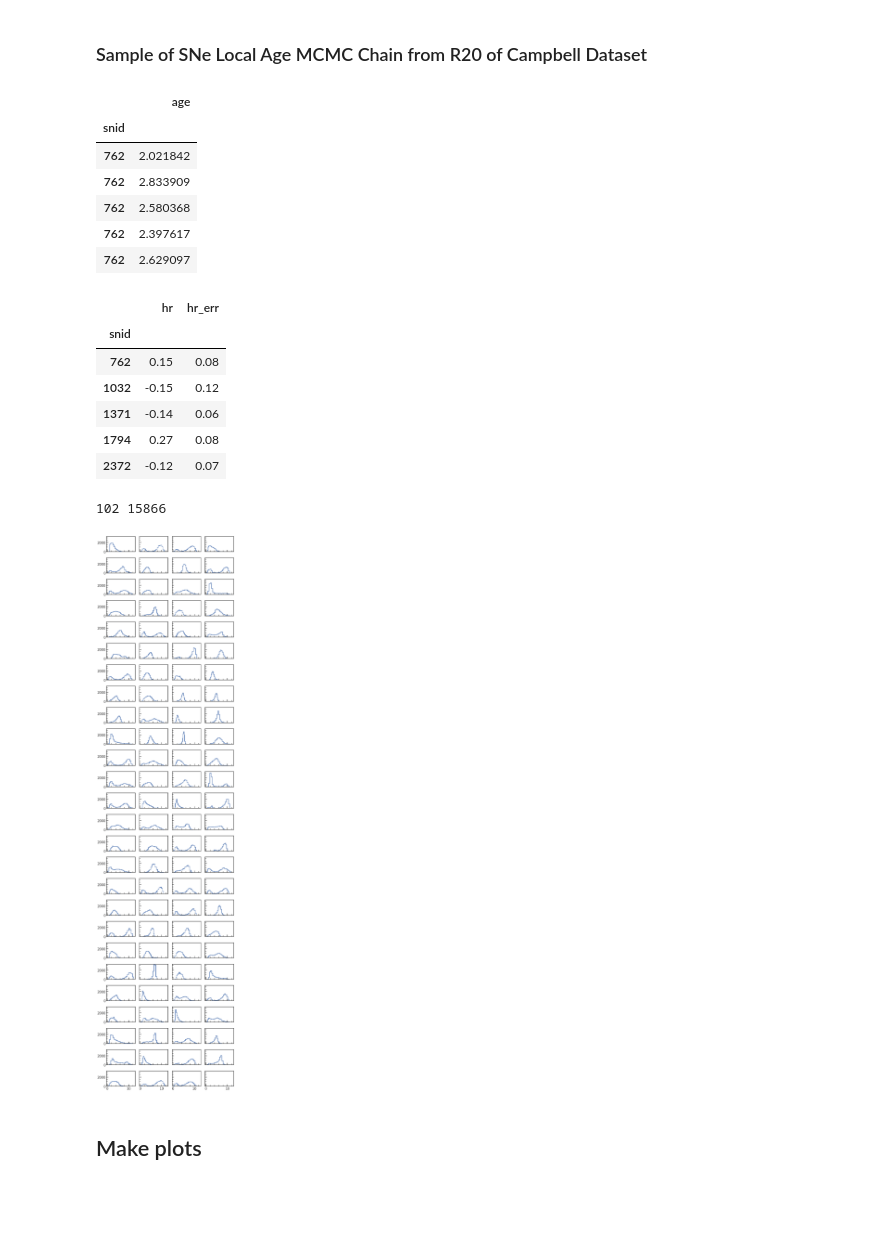
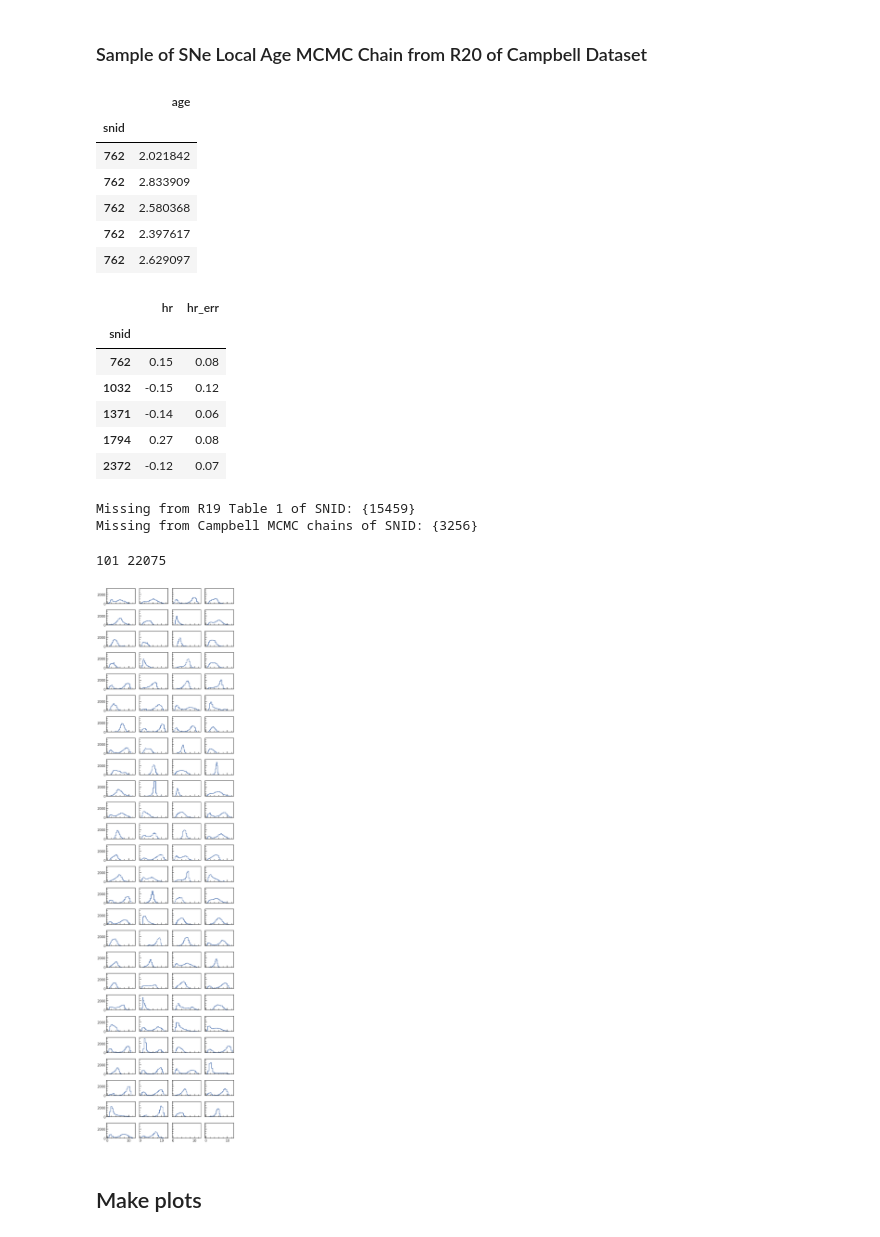
Before and after one commit to ketozhang/statistical-methods-on-sne-ia-luminosity-evolution, a Jupyter notebook: HRvsAge_Campbell_local.ipynb, the cells around one changed output. Cells and saved outputs as stored; diff of their text form; code cells hidden in the pictures; blank space fills up the shorter version.

```diff
--- a/HRvsAge_Campbell_local.ipynb
+++ b/HRvsAge_Campbell_local.ipynb
@@ -102,10 +104,10 @@ def load_hr(dataset):
     dataset : str {"campbell", "campbellG", "gupta"}
         Dataset to load.
     """
-    dataset_path = DATAPATH/"HRvsAge_Median+STD+Bounds.csv"
+    dataset_path = DATAPATH/"campbell_local_r19t1.txt"
     assert dataset_path.exists(), f"{dataset_path} does not exists."
 
-    return pd.read_csv(dataset_path)
+    return ascii.read(dataset_path).to_pandas()
 # %% [markdown]
 ### Sample of SNe Local Age MCMC Chain from R20 of Campbell Dataset
 # %%
@@ -115,9 +117,25 @@ age_df = age_df.set_index("snid").sort_index()
 display(age_df.head())
 
 hr_df = load_hr("campbell")
+hr_df = hr_df
 hr_df.columns = hr_df.columns.str.lower()
-hr_df = hr_df.set_index("snid").sort_index()[["hr", "hr_err"]]
+hr_df = (hr_df.rename(columns={
+    "sdss": "snid",
+    "e_hr": "hr_err"
+})
+         .set_index("snid")
+         .sort_index()[["hr", "hr_err"]])
 display(hr_df.head())
+
+in_age_not_hr = set(age_df.index) - set(hr_df.index)
+in_hr_not_age = set(hr_df.index) - set(age_df.index)
+print("Missing from R19 Table 1 of SNID:", in_age_not_hr)
+print("Missing from Campbell MCMC chains of SNID:", in_hr_not_age)
+
+# Inner join on SNID
+age_df = age_df.drop(index=in_age_not_hr)
+hr_df = hr_df.drop(index=in_hr_not_age)
+snids = age_df.index.unique().tolist()
 # %% [output]
 |  | age |
 | snid |  |
@@ -133,19 +151,21 @@ display(hr_df.head())
 | 1371 | -0.14 | 0.06 |
 | 1794 | 0.27 | 0.08 |
 | 2372 | -0.12 | 0.07 |
+Missing from R19 Table 1 of SNID: {15459}
+Missing from Campbell MCMC chains of SNID: {3256}
 # %%
-nrows, ncols = 26, 4
+nrows, ncols = np.ceil(len(snids)/4).astype(int), 4
 fig, axes = plt.subplots(nrows, ncols, figsize=(ncols*5/2, nrows*3/2), sharex=True, sharey=True)
 
-for i, snid in enumerate(age_df.index.unique()):
+for i, snid in enumerate(snids):
     print(i, snid, end="\r")
     ax = axes[i//ncols, i%ncols]
     ax.hist(age_df.loc[snid, 'age'], bins=20, histtype='step')
 
 plt.tight_layout()
 # %% [output]
-102 15866
+101 22075
-[figure, old version]
+[figure, new version]
 # %% [markdown]
 ## Make plots
 # %% [markdown]
```
Also changed, not shown: parts of 22 cells of this notebook, 10 other files.
